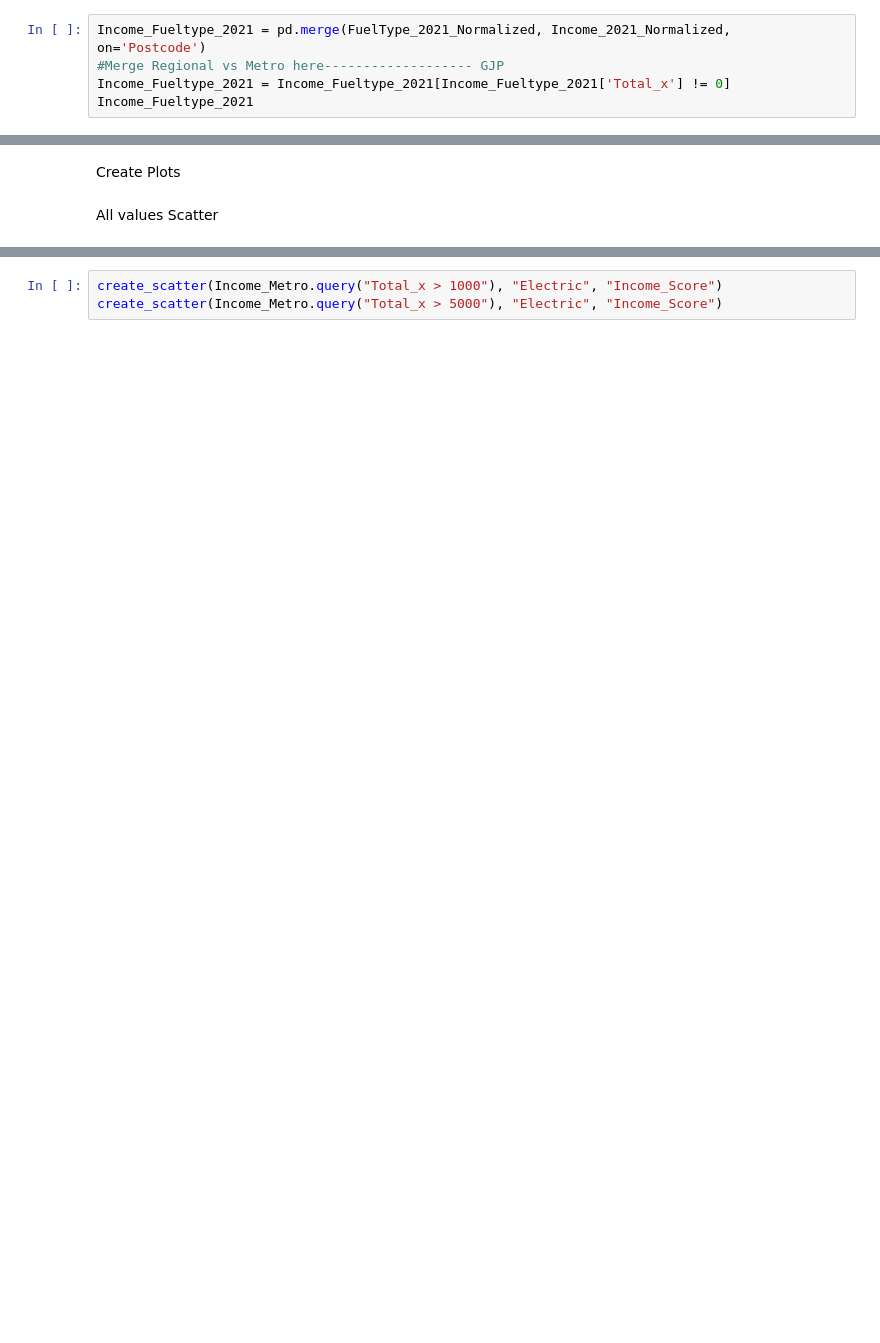
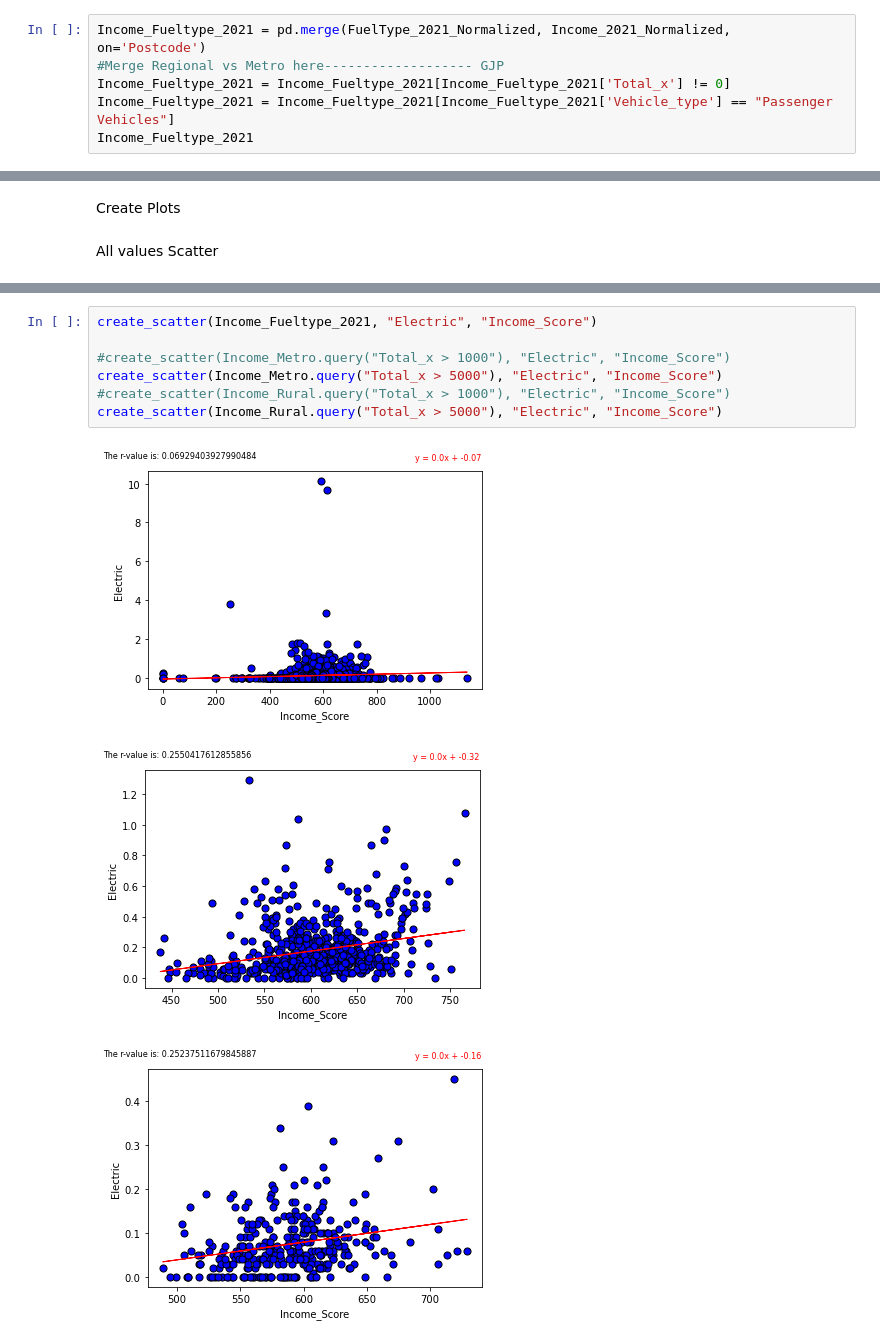
Before and after one commit to JoshMBell/Module_7_Project, a Jupyter notebook: main.ipynb, the cells around one changed output, grey strips where cells are left out. Drawn from its saved outputs; the diff is of its cells as text; blank space fills up the shorter version.

```diff
--- a/main.ipynb
+++ b/main.ipynb
@@ -174,4 +229,5 @@ Merge Education and Income tables with fuel types, Then remove suburbs where no
 Income_Fueltype_2021 = pd.merge(FuelType_2021_Normalized, Income_2021_Normalized, on='Postcode')
 #Merge Regional vs Metro here------------------- GJP
 Income_Fueltype_2021 = Income_Fueltype_2021[Income_Fueltype_2021['Total_x'] != 0]
+Income_Fueltype_2021 = Income_Fueltype_2021[Income_Fueltype_2021['Vehicle_type'] == "Passenger Vehicles"]
 Income_Fueltype_2021
@@ -217,3 +350,11 @@ create_scatter(Education_Metro.query("Total_x > 5000"), "Electric", "Education_S
 # %%
-create_scatter(Income_Metro.query("Total_x > 1000"), "Electric", "Income_Score")
+create_scatter(Income_Fueltype_2021, "Electric", "Income_Score")
+
+#create_scatter(Income_Metro.query("Total_x > 1000"), "Electric", "Income_Score")
 create_scatter(Income_Metro.query("Total_x > 5000"), "Electric", "Income_Score")
+#create_scatter(Income_Rural.query("Total_x > 1000"), "Electric", "Income_Score")
+create_scatter(Income_Rural.query("Total_x > 5000"), "Electric", "Income_Score")
+# %% [output]
+[figure, added]
+[figure, added]
+[figure, added]
```
Also changed, not shown: parts of 15 cells of this notebook.
